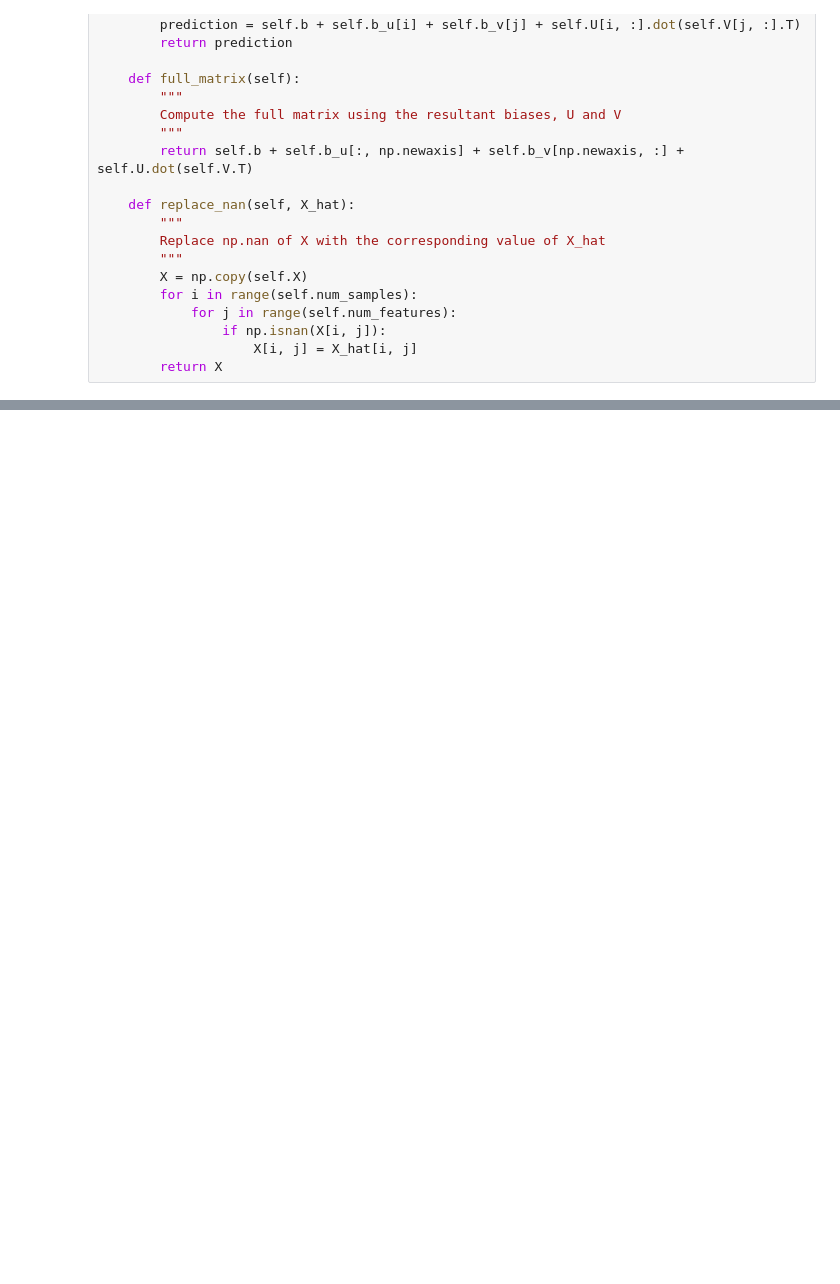
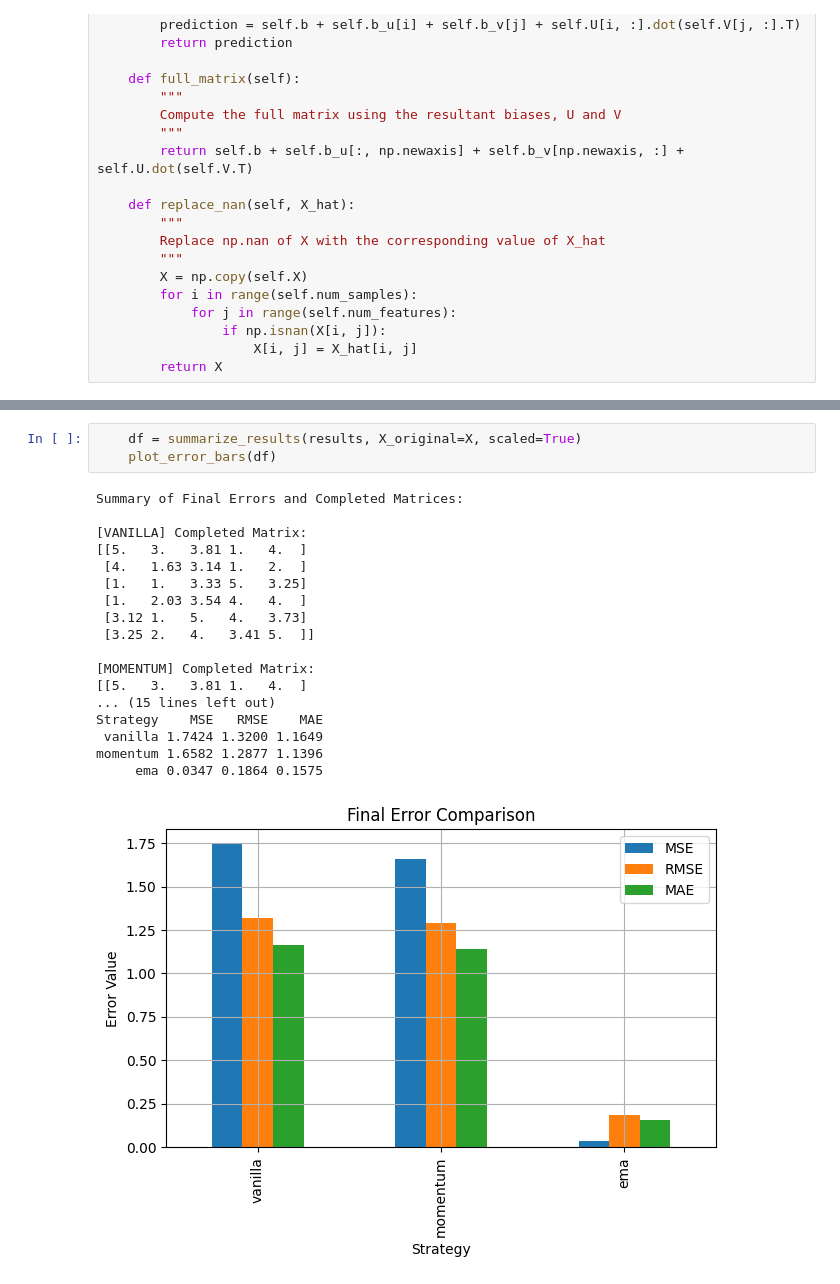
Before and after one commit to Lexaun-chen/STAT-4830-Group-Project, a Jupyter notebook: notebooks/Matrix_Completion_with_SGD_and_NQM.ipynb, the cells around one changed output, grey strips where cells are left out. Drawn from its saved outputs; the diff is of its cells as text; blank space fills up the shorter version.

```diff
--- a/notebooks/Matrix_Completion_with_SGD_and_NQM.ipynb
+++ b/notebooks/Matrix_Completion_with_SGD_and_NQM.ipynb
@@ -385,3 +399,25 @@ NQM Completed Matrix (X_comp):
+# %%
+    df = summarize_results(results, X_original=X, scaled=True)
+    plot_error_bars(df)
+# %% [output]
+Summary of Final Errors and Completed Matrices:
+
+[VANILLA] Completed Matrix:
+[[5.   3.   3.81 1.   4.  ]
+ [4.   1.63 3.14 1.   2.  ]
+ [1.   1.   3.33 5.   3.25]
+ [1.   2.03 3.54 4.   4.  ]
+ [3.12 1.   5.   4.   3.73]
+ [3.25 2.   4.   3.41 5.  ]]
+
+[MOMENTUM] Completed Matrix:
+[[5.   3.   3.81 1.   4.  ]
+... (15 lines left out)
+Strategy    MSE   RMSE    MAE
+ vanilla 1.7424 1.3200 1.1649
+momentum 1.6582 1.2877 1.1396
+     ema 0.0347 0.1864 0.1575
+[figure, added]
 # %%
 # Data set generation for large-scale matrix completion task
 
```
Also changed, not shown: parts of 6 cells of this notebook.
